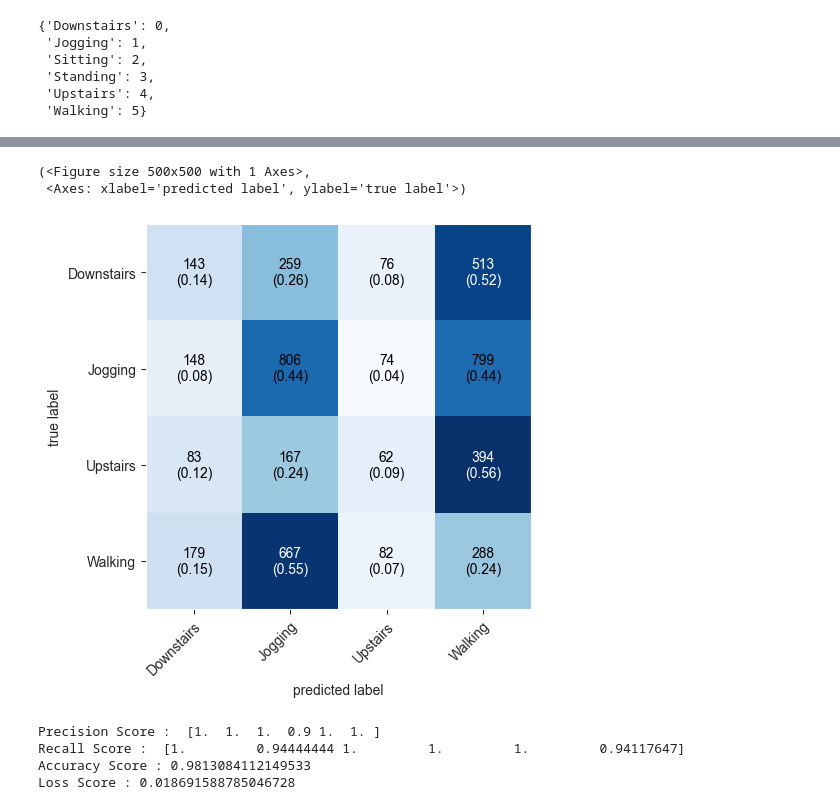
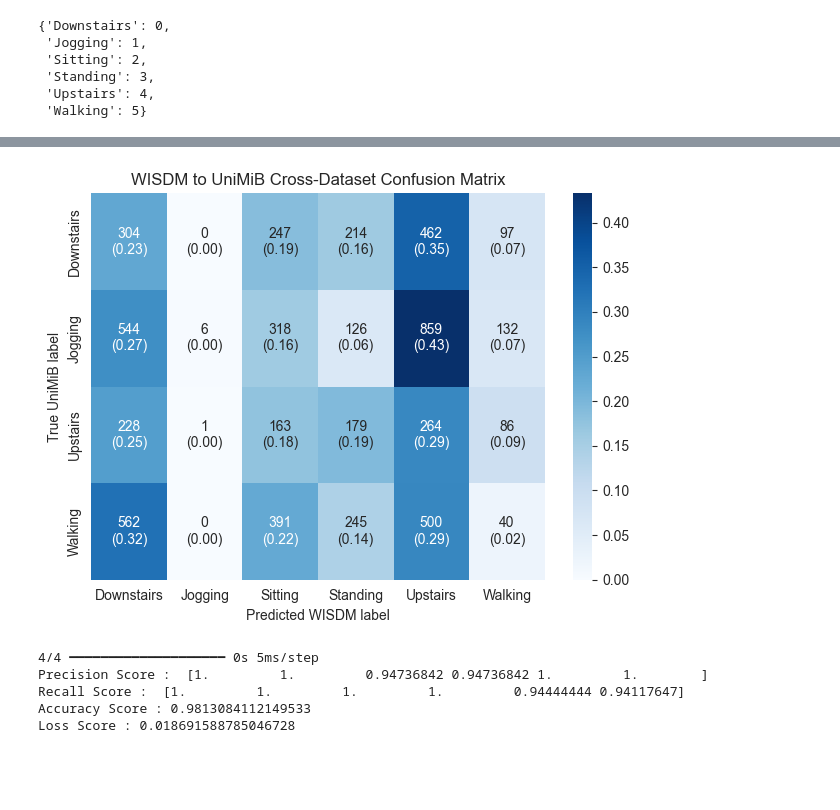
Before and after one commit to Azamatas/arsu-labs-action-recognition, a Jupyter notebook: reproduction of papers/CNN/WISDM-СNN tested on UniMiB.ipynb, the cells around one changed output, grey strips where cells are left out. Saved outputs shown, nothing was run; the diff lists cells and outputs as text; code cells hidden in the pictures; blank space fills up the shorter version.

```diff
--- a/reproduction of papers/CNN/WISDM-СNN tested on UniMiB.ipynb
+++ b/reproduction of papers/CNN/WISDM-СNN tested on UniMiB.ipynb
@@ -515,5 +567,21 @@ model.compile(
     loss="sparse_categorical_crossentropy",
     metrics=["accuracy"],
 )
-history = model.fit(X_train, y_train, epochs=250, validation_data=(X_test, y_test), verbose=1)
+history = model.fit(
+    X_train,
+    y_train,
+    epochs=EPOCHS,
+    validation_data=(X_test, y_test),
+    verbose=1,
+)
+weights_directory = Path("saved_model")
+weights_directory.mkdir(parents=True, exist_ok=True)
+
+weights_path = weights_directory / (
+    f"wisdm_cnn_seed_{SEED}_epochs_{EPOCHS}.weights.h5"
+)
+
+model.save_weights(weights_path)
+
+print(f"Model weights saved to: {weights_path}")
 # %% [output]
@@ -698,5 +723,6 @@ prediction = [
 # %%
-y_unimib_pred = np.argmax(model.predict(X_unimib), axis=-1)
+all_class_names = list(label.classes_)
+all_class_ids = np.arange(len(all_class_names))
 
 shared_class_names = [
     "Downstairs",
@@ -710,16 +736,42 @@ shared_class_ids = [
     for class_name in shared_class_names
 ]
 
-mat = confusion_matrix(
+full_matrix = confusion_matrix(
     y_unimib,
     y_unimib_pred,
-    labels=shared_class_ids,
+    labels=all_class_ids,
 )
 
-plot_confusion_matrix(
-    conf_mat=mat,
-    class_names=shared_class_names,
-    show_normed=True,
-    figsize=(5, 5),
+cross_dataset_matrix = full_matrix[shared_class_ids, :]
+
+normalized_matrix = cross_dataset_matrix / cross_dataset_matrix.sum(
+    axis=1,
+    keepdims=True,
 )
+
+annotations = np.empty_like(cross_dataset_matrix, dtype=object)
+
+for row in range(cross_dataset_matrix.shape[0]):
+    for column in range(cross_dataset_matrix.shape[1]):
+        annotations[row, column] = (
+            f"{cross_dataset_matrix[row, column]}\n"
+            f"({normalized_matrix[row, column]:.2f})"
+        )
+
+
+
+sns.heatmap(
+    normalized_matrix,
+    annot=annotations,
+    fmt="",
+    xticklabels=all_class_names,
+    yticklabels=shared_class_names,
+    cmap="Blues",
+)
+
+plt.xlabel("Predicted WISDM label")
+plt.ylabel("True UniMiB label")
+plt.title("WISDM to UniMiB Cross-Dataset Confusion Matrix")
+plt.tight_layout()
+plt.show()
 # %% [output]
@@ -727,13 +778,13 @@ plot_confusion_matrix(
-(<Figure size 500x500 with 1 Axes>,
- <Axes: xlabel='predicted label', ylabel='true label'>)
-[figure, old version]
+[figure, new version]
 # %%
+y_pred = np.argmax(model.predict(X_test), axis=-1)
 print("Precision Score : ", precision_score(y_test, y_pred, average=None))
 print("Recall Score : ", recall_score(y_test, y_pred, average=None))
 print("Accuracy Score :", accuracy_score(y_test, y_pred, normalize=True))
 print("Loss Score :", hamming_loss(y_test, y_pred))
 # %% [output]
-Precision Score :  [1.  1.  1.  0.9 1.  1. ]
-Recall Score :  [1.         0.94444444 1.         1.         1.         0.94117647]
+4/4 ━━━━━━━━━━━━━━━━━━━━ 0s 5ms/step
+Precision Score :  [1.         1.         0.94736842 0.94736842 1.         1.        ]
+Recall Score :  [1.         1.         1.         1.         0.94444444 0.94117647]
 Accuracy Score : 0.9813084112149533
 Loss Score : 0.018691588785046728
```
Also changed, not shown: parts of 19 cells of this notebook.
